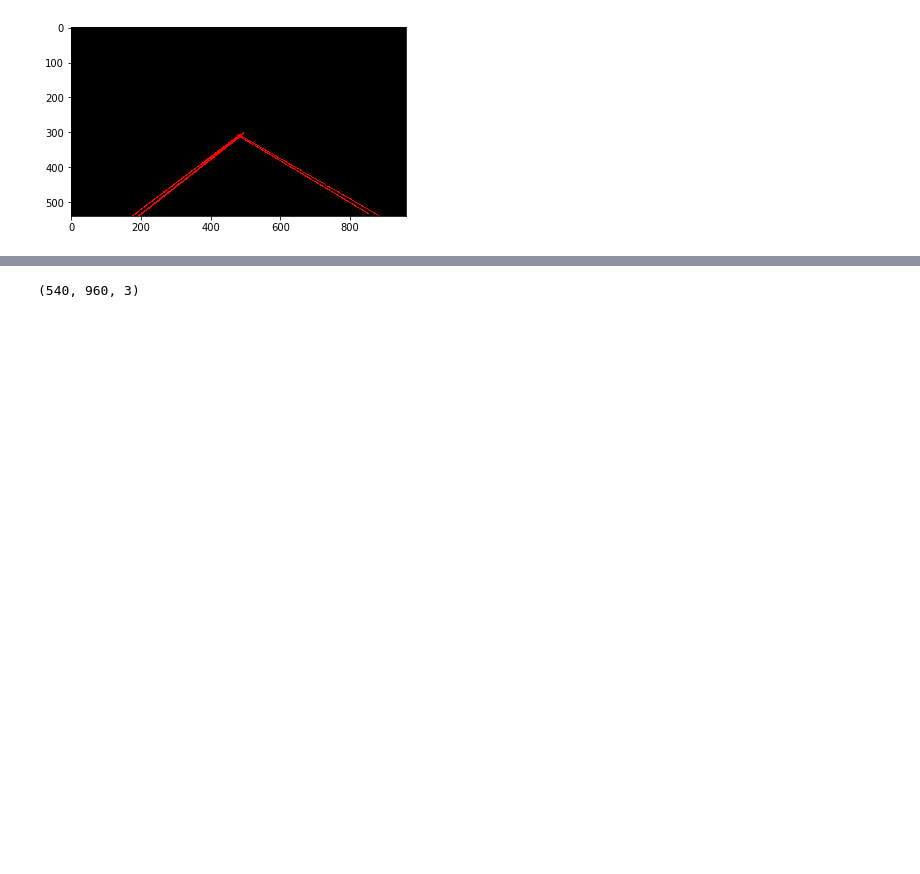
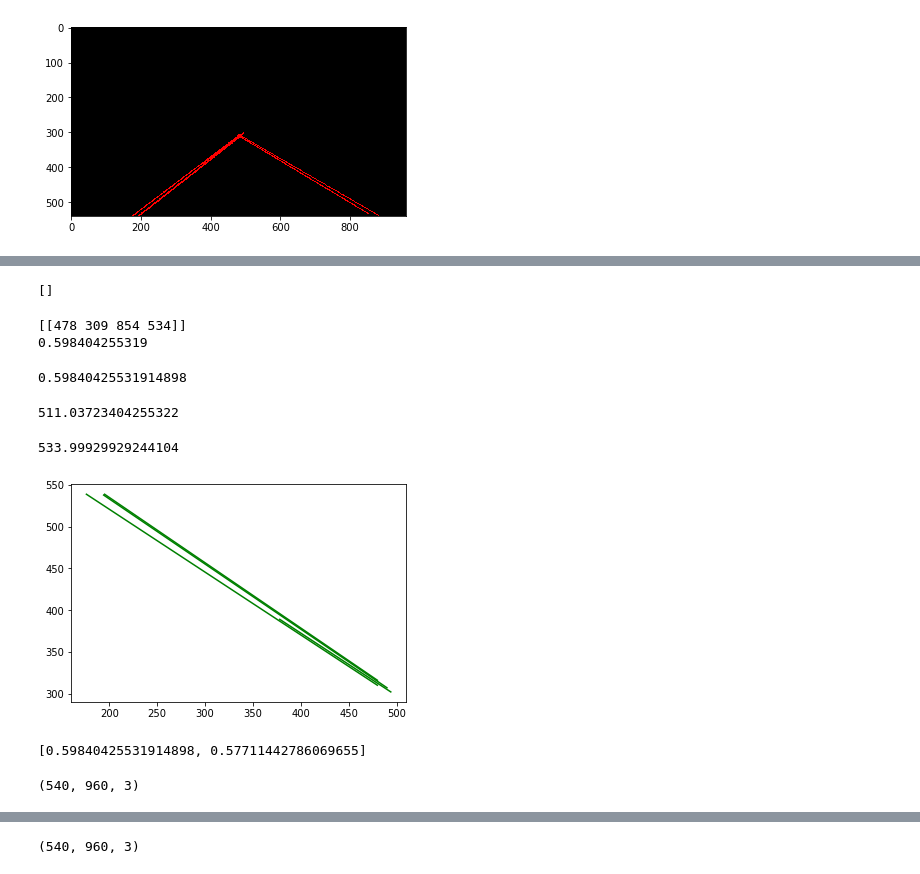
Before and after one commit to c1505/CarND-LaneLines-P1, a Jupyter notebook: P1.ipynb, the cells around one changed output, grey strips where cells are left out. Saved outputs shown, nothing was run; the diff lists cells and outputs as text; code cells hidden in the pictures; blank space fills up the shorter version.

```diff
--- a/P1.ipynb
+++ b/P1.ipynb
@@ -294,0 +302,18 @@ plt.imshow(line_img)
+# %%
+# right_slopes.sel
+list(filter(lambda slope: slope < -0.5, right_slopes))
+# %% [output]
+[]
+# %%
+first_line = right_lines[0]
+print(first_line)
+print(slope(first_line))
+slope(first_line)
+# %% [output]
+[[478 309 854 534]]
+0.598404255319
+0.59840425531914898
+# %%
+slope(first_line) * 854
+# %% [output]
+511.03723404255322
@@ -295,3 +322,21 @@ plt.imshow(line_img)
+# %%
+y_intercept
+# %% [output]
+533.99929929244104
+# %%
+for line in left_lines:
+    for x1, y1, x2, y2 in line:
+        plt.plot((x1, x2), (y1, y2), 'g')
+# %% [output]
+[figure, added]
+# %%
+right_slopes
+# %% [output]
+[0.59840425531914898, 0.57711442786069655]
+# %%
+line_img.shape
+# %% [output]
+(540, 960, 3)
 # %%
 right_lines
 # %% [output]
```
Also changed, not shown: parts of 7 cells of this notebook.
